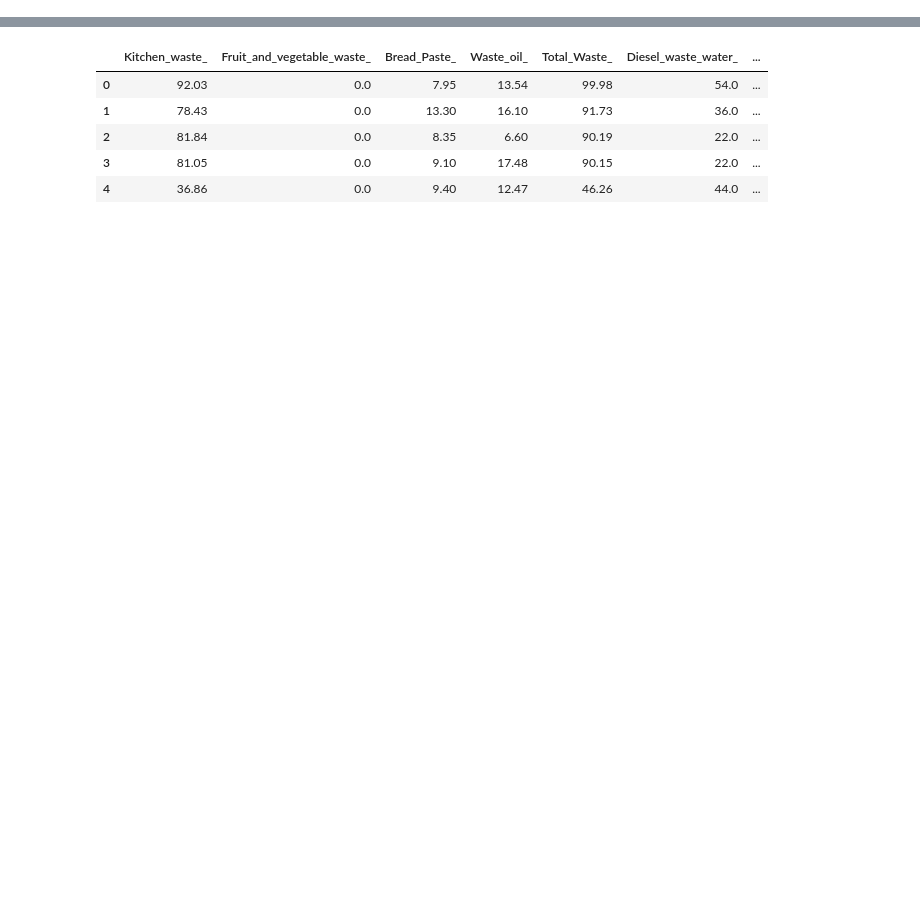
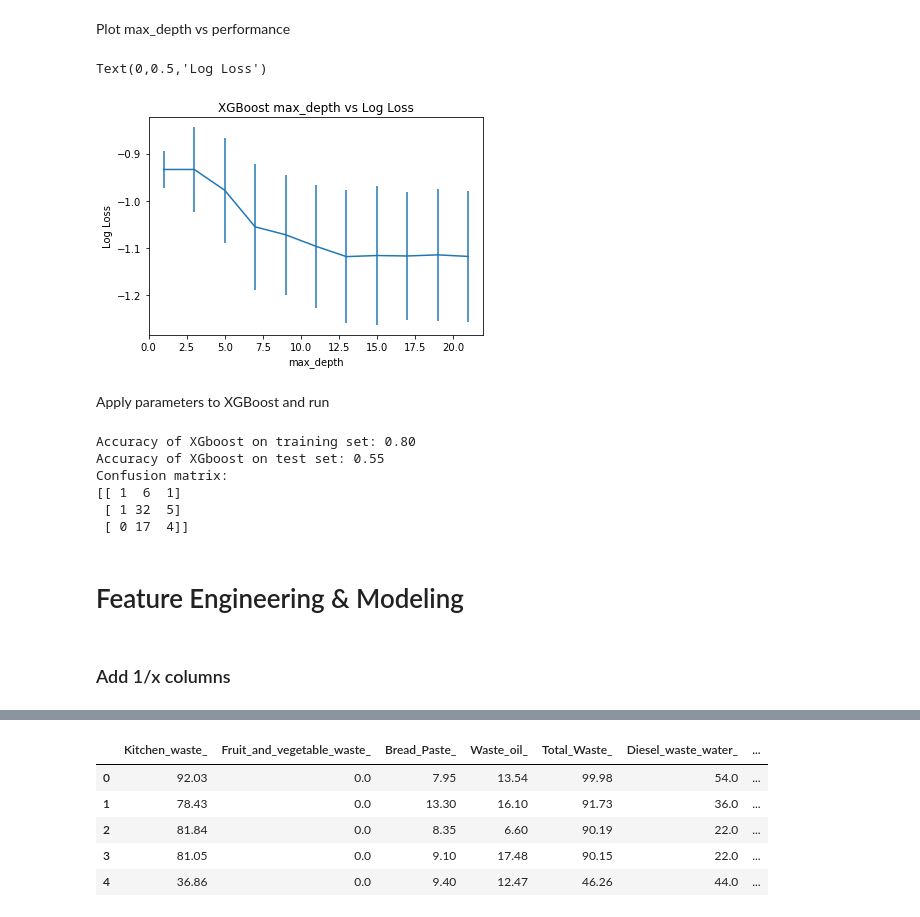
Before and after one commit to Victoria3467/BioDigest, a Jupyter notebook: Shenzhen/Shenzhen.ipynb, the cells around one changed output, grey strips where cells are left out. Drawn from its saved outputs; the diff is of its cells as text; code cells hidden in the pictures; blank space fills up the shorter version.

```diff
--- a/Shenzhen/Shenzhen.ipynb
+++ b/Shenzhen/Shenzhen.ipynb
@@ -789,0 +192,6 @@ Index(['Unnamed: 0', 'Year', 'Month', 'Day', 'Kitchen_waste_',
+# %%
+max_depth = range(1, 22, 2)
+param_grid = dict(max_depth=max_depth)
+kfold = StratifiedKFold(n_splits=10, shuffle=True, random_state=7)
+grid_search = GridSearchCV(model, param_grid, scoring="neg_log_loss", n_jobs=-1, cv=kfold, verbose=1)
+grid_result = grid_search.fit(X_train, y_train)
@@ -789,0 +223,12 @@ Index(['Unnamed: 0', 'Year', 'Month', 'Day', 'Kitchen_waste_',
+# %% [markdown]
+Plot max_depth vs performance
+# %%
+plt.errorbar(max_depth, means, yerr=stds)
+plt.title("XGBoost max_depth vs Log Loss")
+plt.xlabel('max_depth')
+plt.ylabel('Log Loss')
+# %% [output]
+Text(0,0.5,'Log Loss')
+[figure, added]
+# %% [markdown]
+Apply parameters to XGBoost and run
@@ -789,0 +256,13 @@ Index(['Unnamed: 0', 'Year', 'Month', 'Day', 'Kitchen_waste_',
+# %%
+run_parameterized_xgb(X_train, y_train, X_test, y_test)
+# %% [output]
+Accuracy of XGboost on training set: 0.80
+Accuracy of XGboost on test set: 0.55
+Confusion matrix:
+[[ 1  6  1]
+ [ 1 32  5]
+ [ 0 17  4]]
+# %% [markdown]
+# Feature Engineering & Modeling
+# %% [markdown]
+### Add 1/x columns
```
Also changed, not shown: parts of 143 cells of this notebook, 3 other files.
